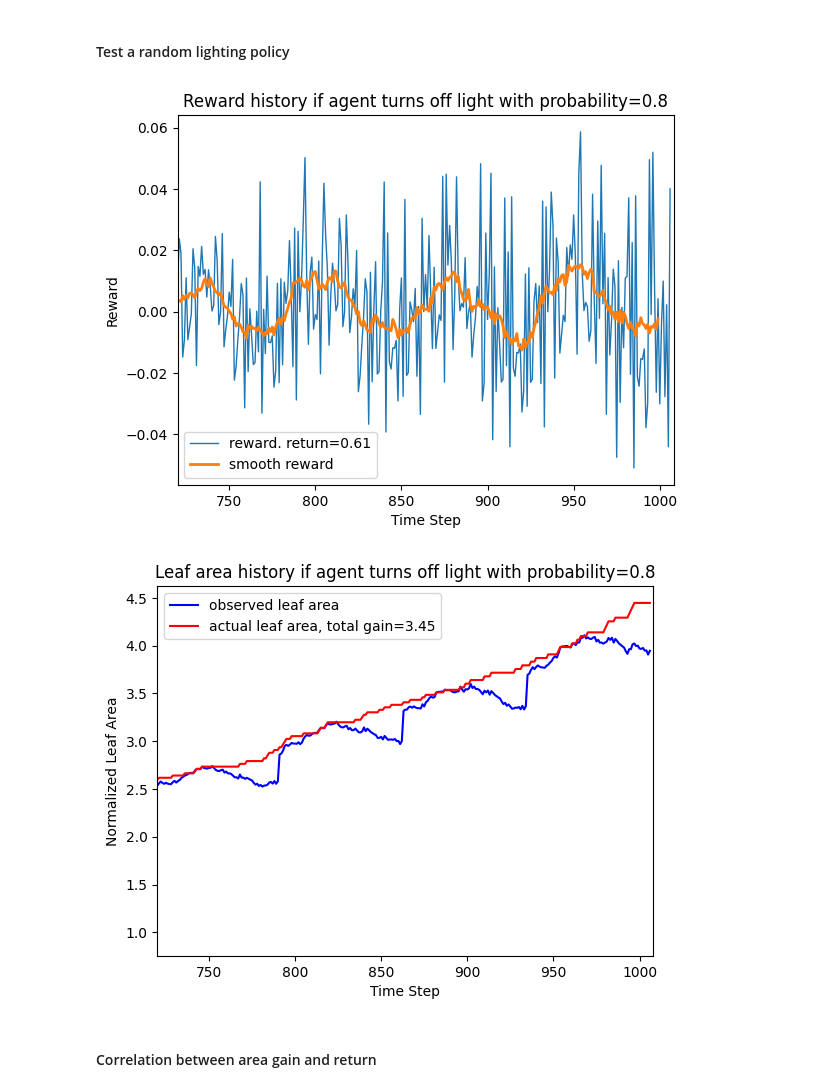
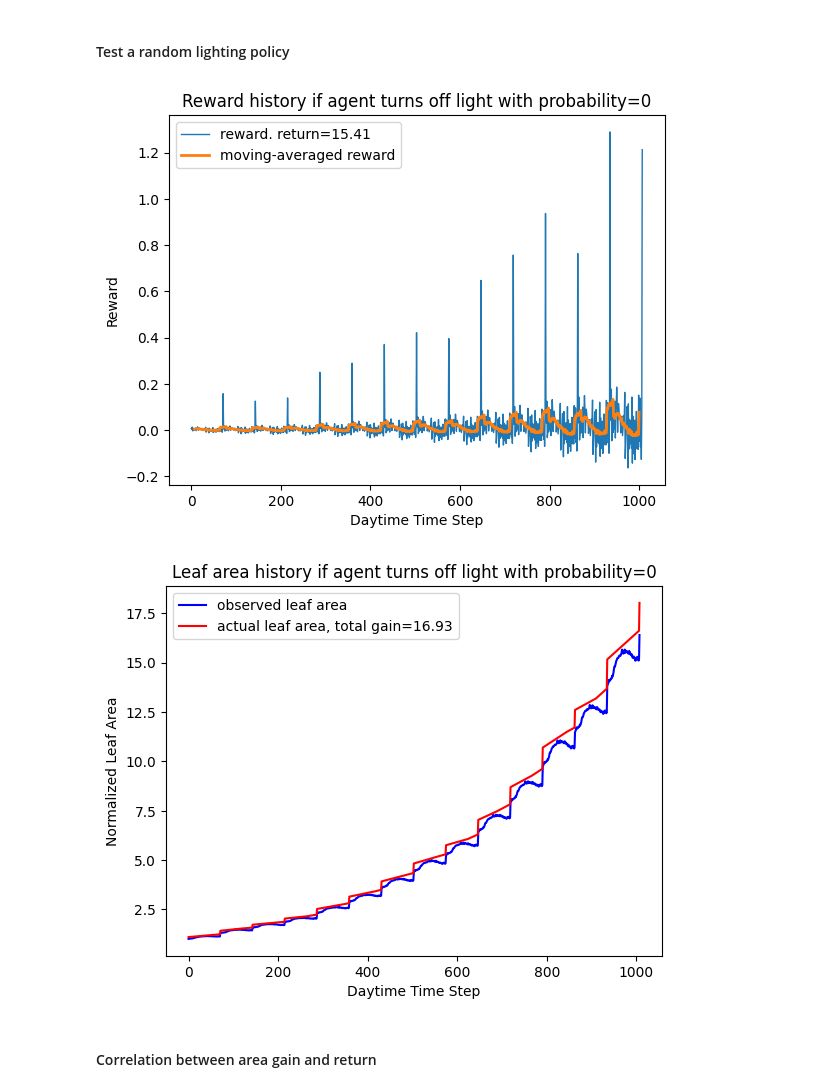
Before and after one commit to steventango/plant-rl, a Jupyter notebook: analysis/test_plant_simulator.ipynb, the cells around one changed output. Drawn from its saved outputs; the diff is of its cells as text; code cells hidden in the pictures.

Commit message:
incorporate night-time in PlantSimulator env, test out simple agents

```diff
--- a/analysis/test_plant_simulator.ipynb
+++ b/analysis/test_plant_simulator.ipynb
@@ -8,48 +5,49 @@ env = PlantSimulator()
 # %% [markdown]
 #### Test a random lighting policy
 # %%
-off_prob = 0.8  # set probability of turning light off
+# Initialize PlantSimulator environment
+env = PlantSimulator(actions=[0, 1], action_effects=[1.0, 0.0])
+
+off_prob = 0    # probability of turning light off
 
 env.start()
 R = []
 S = []
 A = []
-for _ in range(len(env.actual_area) - 1):
-    reward, next_state, done, info = env.step(np.random.choice([0, 1], p = [off_prob, 1-off_prob]))
-    A.append(env.actual_area[env.num_steps])
+for _ in range(env.terminal_step):
+    reward, next_state, done, info = env.step(np.random.choice([0, 1], p=[off_prob, 1-off_prob]))
+    A.append(env.actual_area(env.time)/env.observation[0])
     R.append(reward)
     S.append(next_state[1])
 # %%
 # Plot the reward history
 x = np.arange(len(R))
 plt.plot(R, label=f'reward. return={np.sum(R):.2f}', linewidth=1)
 
 # Plot a smooth version of it
 window_size = 15
 smoothed_data = np.convolve(R, np.ones(window_size) / window_size, mode='valid')
 adjusted_x = x[(window_size - 1) // 2 : -(window_size // 2)]
-plt.plot(adjusted_x, smoothed_data, label='smooth reward', linewidth=2)
+plt.plot(adjusted_x, smoothed_data, label='moving-averaged reward', linewidth=2)
 
 plt.title(f'Reward history if agent turns off light with probability={off_prob}')
-plt.xlabel('Time Step')
+plt.xlabel('Daytime Time Step')
 plt.ylabel('Reward')
-plt.xlim([72*10, 72*14])
 plt.legend()
 plt.show()
 # %% [output]
-[figure, old version]
+[figure, new version]
 # %%
 # Plot the area history
 plt.plot(S, 'b', label='observed leaf area')
 plt.plot(A, 'r', label=f'actual leaf area, total gain={A[-1]-A[0]:.2f}')
 plt.title(f'Leaf area history if agent turns off light with probability={off_prob}')
-plt.xlabel('Time Step')
+plt.xlabel('Daytime Time Step')
 plt.ylabel('Normalized Leaf Area')
-plt.xlim([72*10, 72*14])
 plt.legend()
 plt.show()
 # %% [output]
-[figure, old version]
+[figure, new version]
 # %% [markdown]
 #### Correlation between area gain and return
 # %%
```
Also changed, not shown: parts of 2 cells of this notebook, 13 other files.
